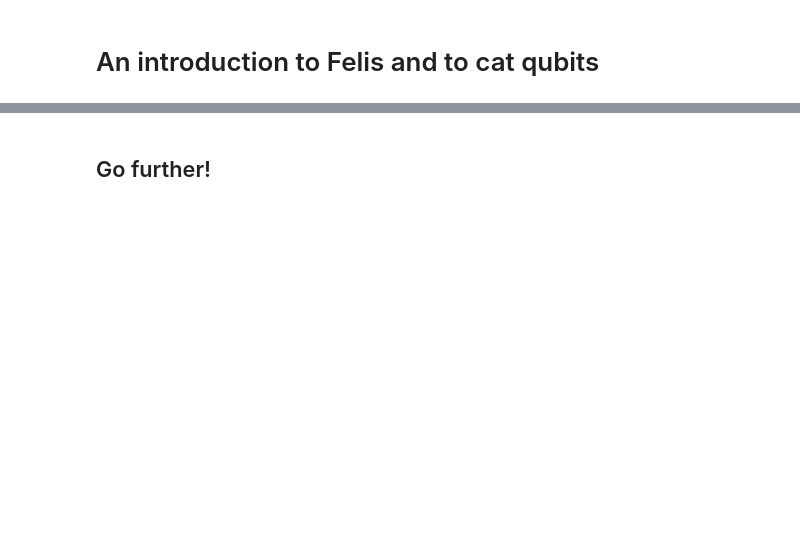
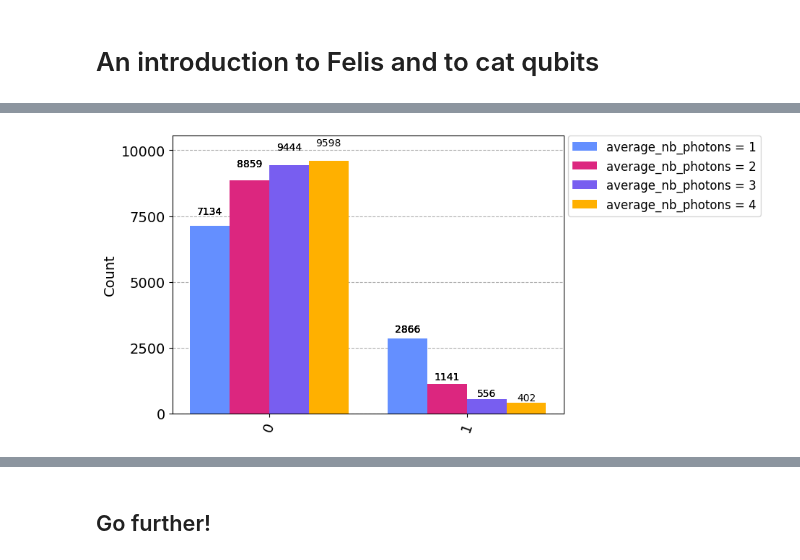
Before and after one commit to Alice-Bob-SW/emulation-examples, a Jupyter notebook: 0 - An introduction to cat qubits.ipynb, the cells around one changed output, grey strips where cells are left out. Saved outputs shown, nothing was run; the diff lists cells and outputs as text; code cells hidden in the pictures; blank space fills up the shorter version.

```diff
--- a/0 - An introduction to cat qubits.ipynb
+++ b/0 - An introduction to cat qubits.ipynb
@@ -16,0 +79,4 @@ Let us start by creating and measuring a Bell state on two logical qubits.
+# %%
+provider = AliceBobLocalProvider()
+
+provider.backends()
@@ -16,0 +103,13 @@ Let us start by creating and measuring a Bell state on two logical qubits.
+# %%
+counts = []
+shots = 10000
+sweep_range = range(1,5)
+
+for nb_photons in range(1,5):
+    backend = provider.get_backend('EMU:1Q:LESCANNE_2020', average_nb_photons=nb_photons)
+    job = execute(circ, backend, shots=shots)
+    counts.append(job.result().get_counts())
+
+plot_histogram(counts, legend = ["average_nb_photons = %i" % i for i in sweep_range])
+# %% [output]
+[figure, added]
```
Also changed, not shown: parts of 47 cells of this notebook.
